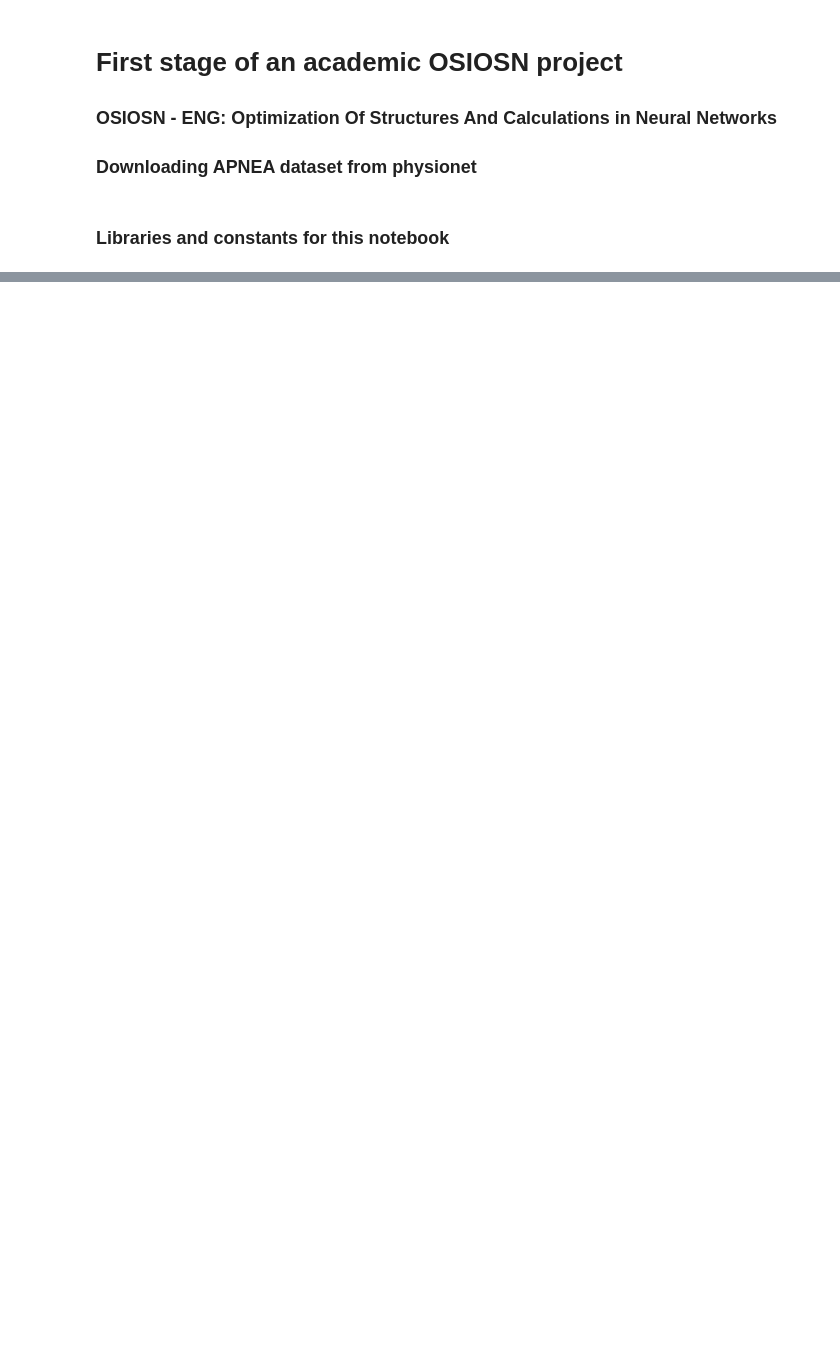
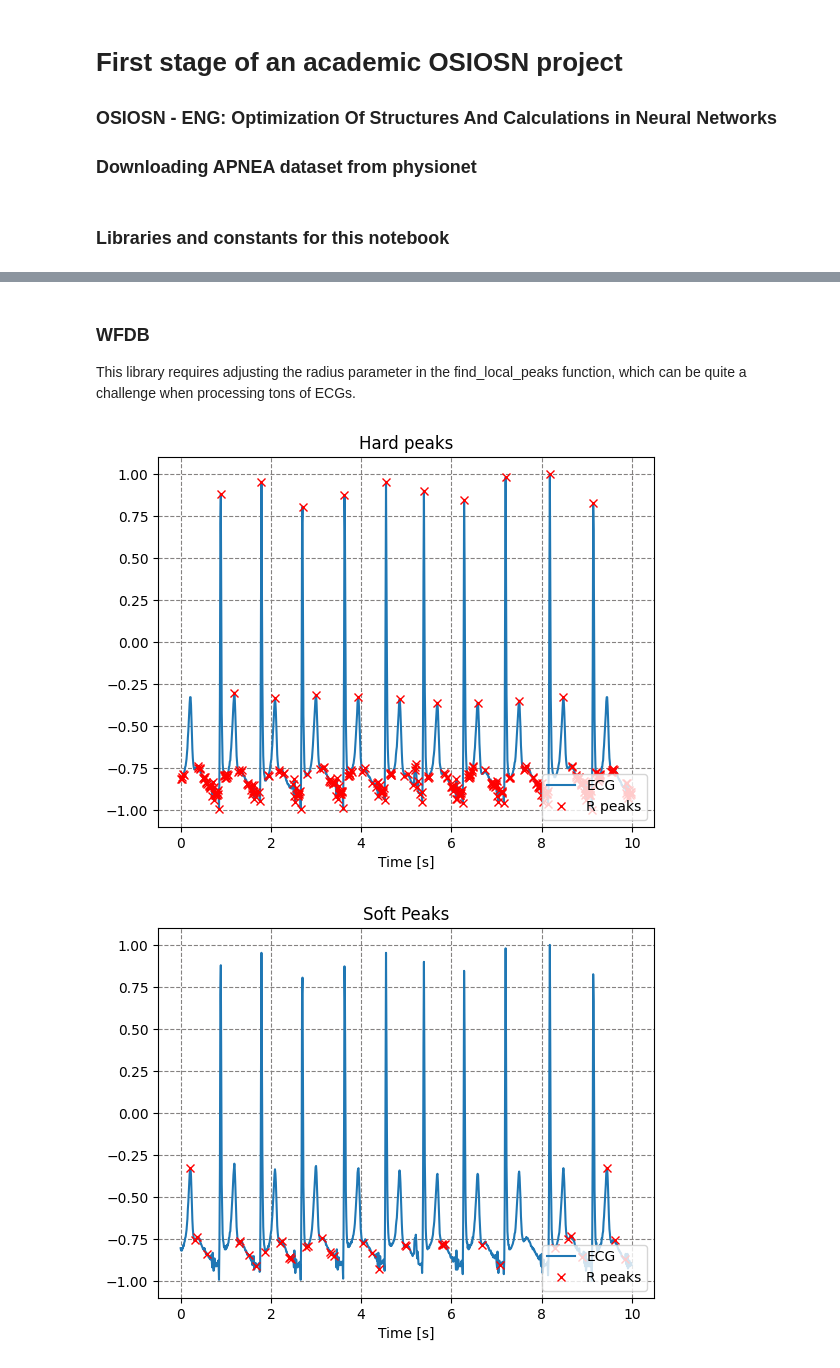
Before and after one commit to patrykcommander/RPNet, a Jupyter notebook: stage_1.ipynb, the cells around one changed output, grey strips where cells are left out. Cells and saved outputs as stored; diff of their text form; code cells hidden in the pictures; blank space fills up the shorter version.

```diff
--- a/stage_1.ipynb
+++ b/stage_1.ipynb
@@ -82,0 +113,16 @@ plot_ecg(ECGs[0])
+# %% [markdown]
+### WFDB
+
+This library requires adjusting the radius parameter in the find_local_peaks function, which can be quite a challenge when processing tons of ECGs.
+# %%
+import wfdb.processing
+
+hard_peaks, soft_peaks = wfdb.processing.find_peaks(sample)
+r_peaks = wfdb.processing.find_local_peaks(sample, radius=50)
+# %%
+plot_ecg(sample, hard_peaks, title="Hard peaks")
+plot_ecg(sample, soft_peaks, title="Soft Peaks")
+plot_ecg(sample, r_peaks, title="Local Peaks Function")
+# %% [output]
+[figure, added]
+[figure, added]
```
Also changed, not shown: parts of 17 cells of this notebook, 4 other files.
